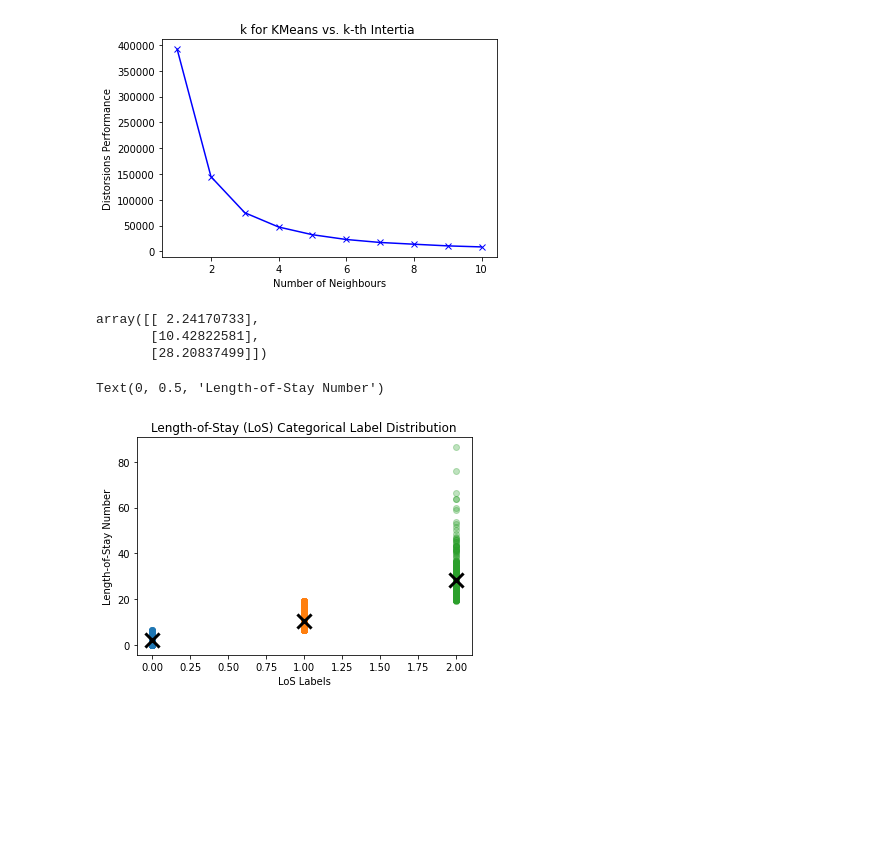
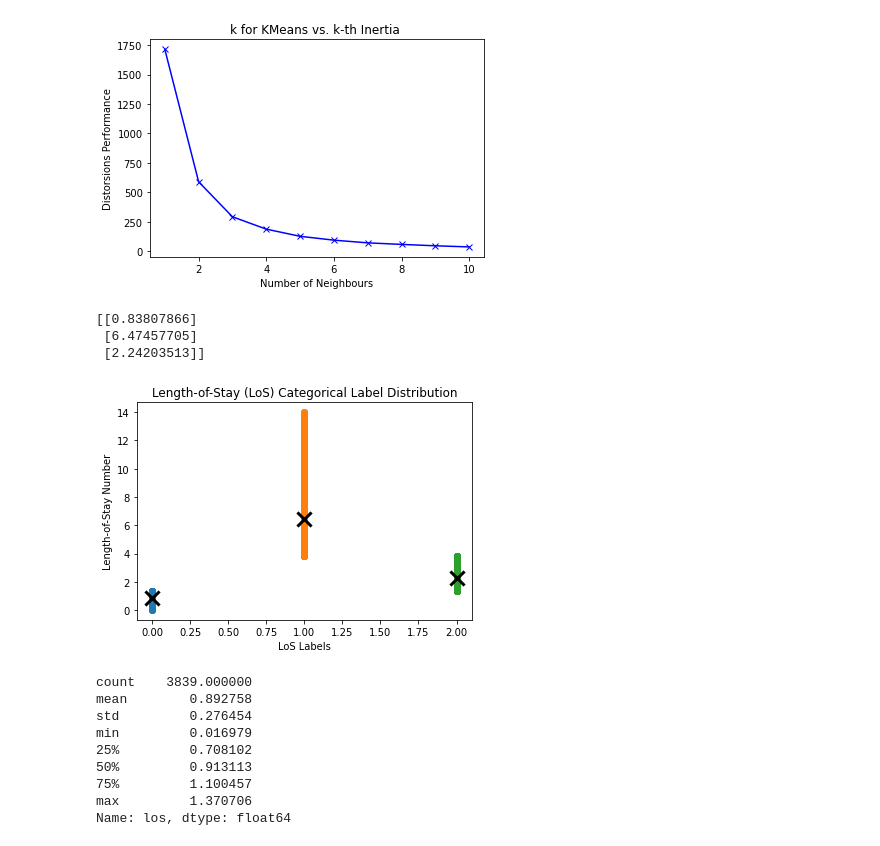
Before and after one commit to Kukaheadla/COMP90089_group_project, a Jupyter notebook: models/kmean.ipynb, the cells around one changed output. Drawn from its saved outputs; the diff is of its cells as text; code cells hidden in the pictures; blank space fills up the shorter version.

```diff
--- a/models/kmean.ipynb
+++ b/models/kmean.ipynb
@@ -41,5 +34,8 @@ Dataframe Features: Index(['subject_id', 'stay_id', 'glucose_max', 'anchor_age',
+# %%
+# log-transform length-of-stay
+patient_df['log10_los'] = np.log10(patient_df.los)
 # %%
-los_values = patient_df[['los']]
+los_values = patient_df[['log10_los']]
 inertia_lst = []
 
 for i in range(1, 11):
@@ -48,28 +44,28 @@ for i in range(1, 11):
     inertia_lst.append(kmeans.inertia_)
 # %%
 plt.plot(list(range(1, 11)), inertia_lst, 'bx-')
-plt.title("k for KMeans vs. k-th Intertia ")
+plt.title("k for KMeans vs. k-th Inertia ")
 plt.xlabel("Number of Neighbours")
 plt.ylabel("Distorsions Performance")
 plt.show()
 # %% [output]
-[figure, old version]
+[figure, new version]
 # %%
 # we use 3 labels to encode cateogories
-kmeans = KMeans(n_clusters=3, random_state=0)
-patient_df['label'] = kmeans.fit_predict(patient_df[['los']])
-kmeans.cluster_centers_
+kmeans = KMeans(n_clusters=3, random_state=SEED)
+patient_df['label'] = kmeans.fit_predict(patient_df[['log10_los']])
+print(10 ** (kmeans.cluster_centers_)) # inverse-transform log10 data
 # %% [output]
-array([[ 2.24170733],
-       [10.42822581],
-       [28.20837499]])
+[[0.83807866]
+ [6.47457705]
+ [2.24203513]]
 # %%
 fig, ax = plt.subplots()
 for label in range(3):
     y = patient_df[patient_df['label'] == label]['los']
-    ax.scatter(np.repeat(label, len(y)), y, alpha=0.3, label=label)
+    ax.scatter(np.repeat(label, len(y)), y, alpha=0.4, label=label)
     center_y = y.mean()
-    ax.scatter(label, kmeans.cluster_centers_[label],
+    ax.scatter(label, (10**kmeans.cluster_centers_[label]),
                 marker="x",
                 s=200,
                 linewidths=3,
@@ -77,6 +73,18 @@ for label in range(3):
 plt.title("Length-of-Stay (LoS) Categorical Label Distribution")
 plt.xlabel("LoS Labels")
 plt.ylabel("Length-of-Stay Number")
+plt.show() #note that label is arbitrary and the middle label expresses outliers in the datasets
 # %% [output]
-Text(0, 0.5, 'Length-of-Stay Number')
-[figure, old version]
+[figure, new version]
+# %%
+patient_df[patient_df['label']==0]['los'].describe()
+# %% [output]
+count    3839.000000
+mean        0.892758
+std         0.276454
+min         0.016979
+25%         0.708102
+50%         0.913113
+75%         1.100457
+max         1.370706
+Name: los, dtype: float64
```
Also changed, not shown: parts of 8 cells of this notebook, 8 other files.
